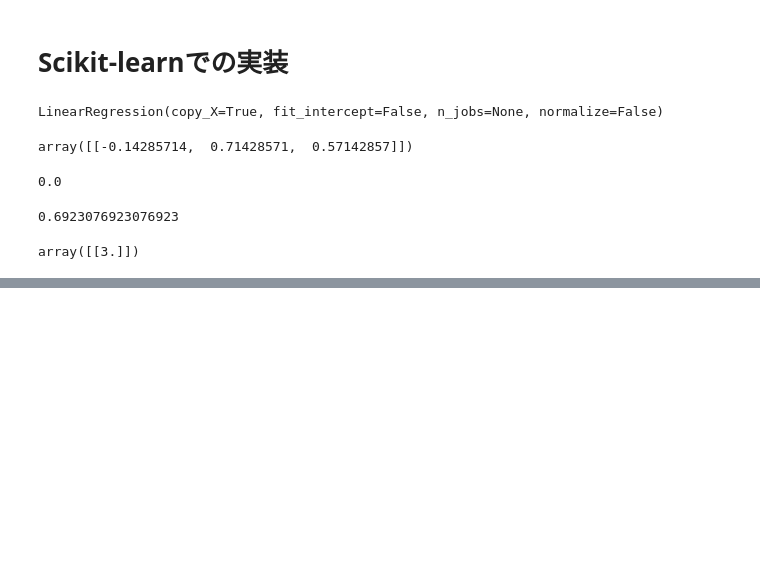
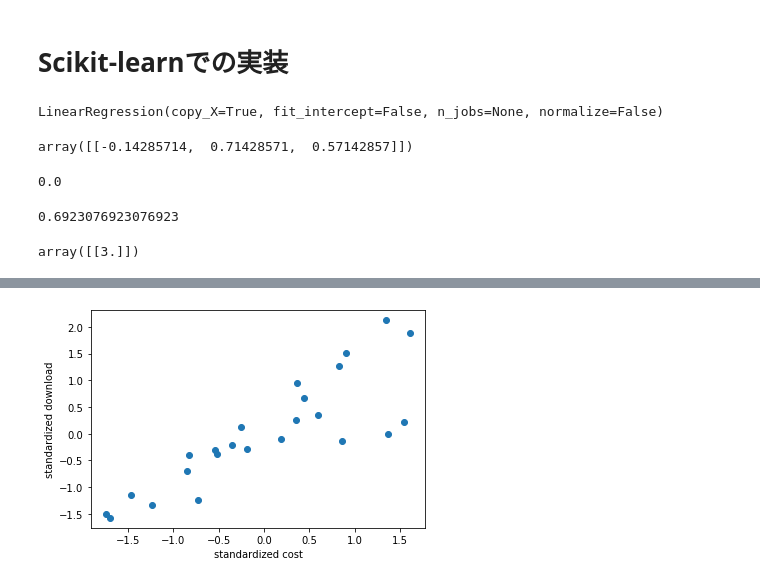
Before and after one commit to haruyasu/machine_learning_basic, a Jupyter notebook: study/重回帰分析の実装.ipynb, the cells around one changed output, grey strips where cells are left out. Cells and saved outputs as stored; diff of their text form; code cells hidden in the pictures; blank space fills up the shorter version.

```diff
--- a/study/重回帰分析の実装.ipynb
+++ b/study/重回帰分析の実装.ipynb
@@ -203,0 +230,19 @@ array([[3.]])
+# %%
+mu_x = train_x.mean()
+sigma_x = train_x.std()
+
+mu_y = train_y.mean()
+sigma_y = train_y.std()
+
+def standardize(a,mu,sigma):
+    return (a - mu) / sigma
+
+standardized_x = standardize(train_x,  mu_x, sigma_x)
+standardized_y = standardize(train_y, mu_y, sigma_y)
+
+plt.plot(standardized_x , standardized_y , 'o')
+plt.xlabel("standardized cost")
+plt.ylabel("standardized download")
+plt.show()
+# %% [output]
+[figure, added]
```
Also changed, not shown: parts of 5 cells of this notebook, 44 other files.
